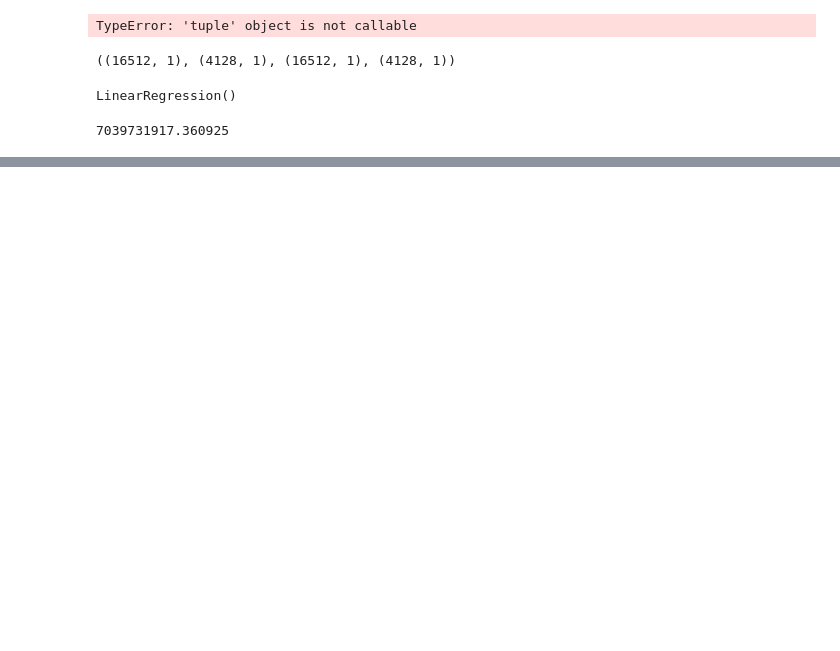
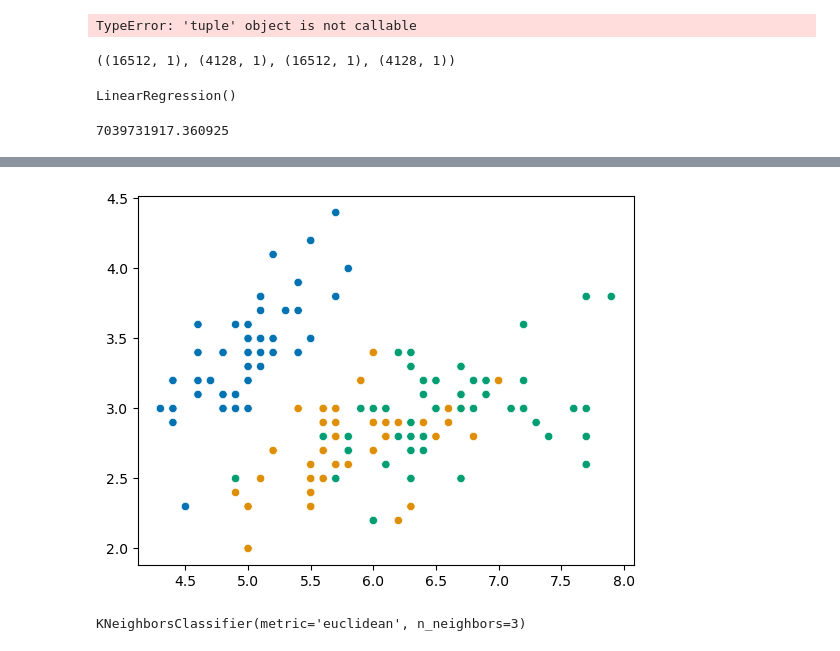
Before and after one commit to darthur93/Data-Manipulation, a Jupyter notebook: Practice Notebook.ipynb, the cells around one changed output, grey strips where cells are left out. Drawn from its saved outputs; the diff is of its cells as text; code cells hidden in the pictures; blank space fills up the shorter version.

```diff
--- a/Practice Notebook.ipynb
+++ b/Practice Notebook.ipynb
@@ -116,3 +120,10 @@ mean_squared_error(y_train, predy)
 7039731917.360925
 # %%
 polynominal_features()
+# %%
+iris = sns.load_dataset('iris')
+display(iris)
+# Let's convert this over to NumPy array
+X = iris.iloc[:, :2].to_numpy()
+# Let's convert classes to numerical values
+y = LabelEncoder().fit_transform(iris['species'])
@@ -118,0 +154,12 @@ polynominal_features()
+# %%
+f, ax = plt.subplots()
+
+sns.scatterplot(x=X[:, 0], y=X[:, 1], ax=ax, hue=y, palette='colorblind')
+ax.get_legend().remove()
+# %% [output]
+[figure, added]
+# %%
+neigh = KNeighborsClassifier(n_neighbors=3, metric='euclidean')
+neigh.fit(X, y)
+# %% [output]
+KNeighborsClassifier(metric='euclidean', n_neighbors=3)
```
Also changed, not shown: parts of 15 cells of this notebook.
